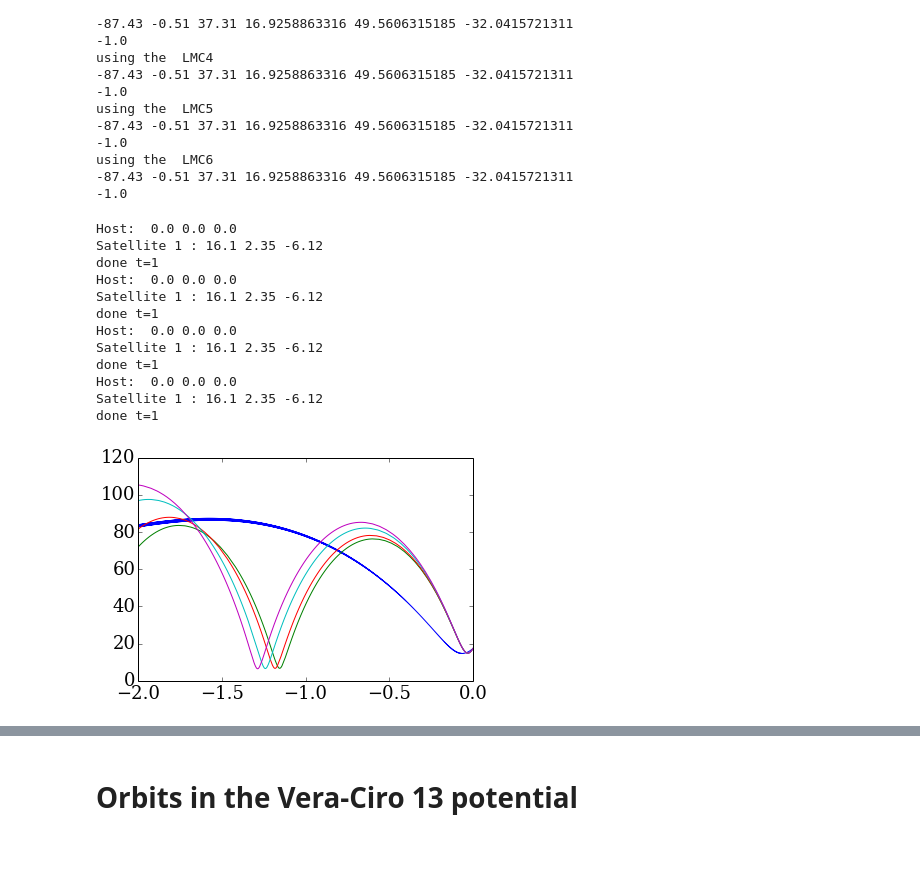
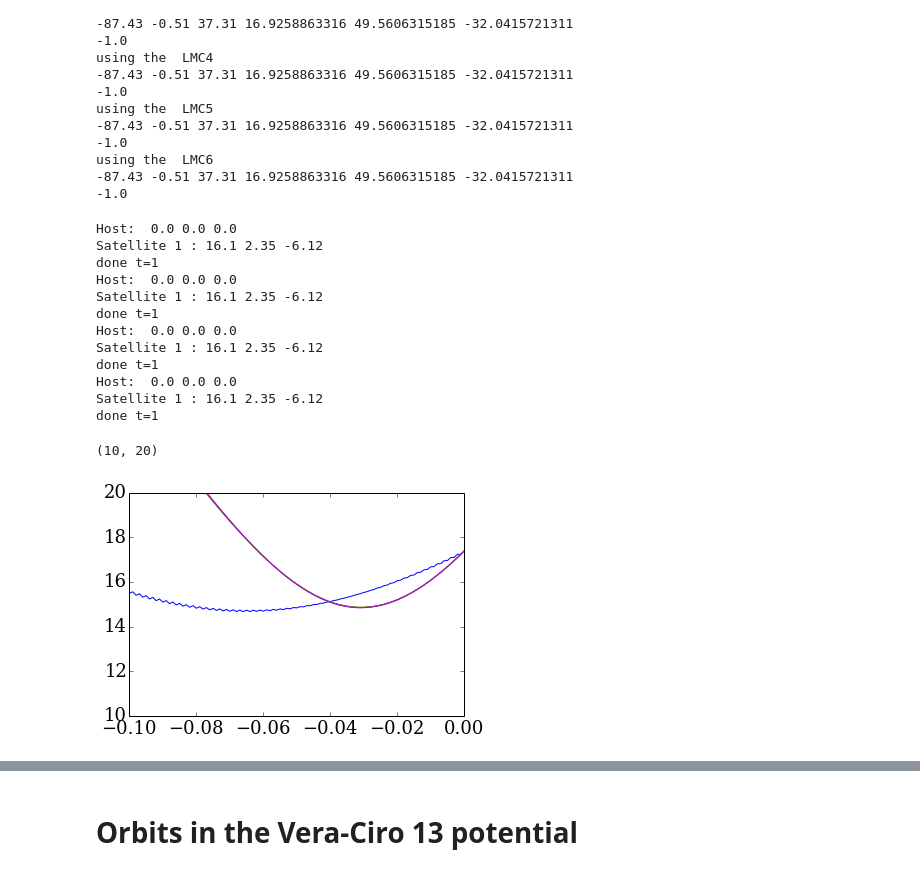
Before and after one commit to jngaravitoc/test_orbits, a Jupyter notebook: exploratory_code/orbits_MW.ipynb, the cells around one changed output, grey strips where cells are left out. Cells and saved outputs as stored; diff of their text form; code cells hidden in the pictures.

```diff
--- a/exploratory_code/orbits_MW.ipynb
+++ b/exploratory_code/orbits_MW.ipynb
@@ -367,6 +396,8 @@ plot_3d_orbit(posNGC_G, 'NGC_sphericalMW+sagHenrquist', xyz2=posSag_G)
 # %%
 #satellite_model = ['hernquist', 1E9, 5]
 satellite_model = ['hernquist', 1E10, 9.8]
+LMC_mod = ['hernquist', 3E5, 3]
+
 
 
 sgr_pos = [16.1, 2.35, -6.12]
@@ -384,7 +415,10 @@ bulge_params = [1E10, 0.7]
 # %%
 t, posLMC, velLMC, posMWsLMC, velMWsLMC, posNGCsLMC, velNGCsLMC, posSagLMC, velSagLMC = leapfrog.integrate_sat(2, pos_host, vel_host,
                                                                                              host_model, disk_params,
-                                                                                             bulge_params, lmc_model='LMC1',
+                                                                                             bulge_params,
+                                                                                             pos_sat=[-1, -41, -28],
+                                                                                             vel_sat=[-57,-226,221],
+                                                                                             satellite_model=LMC_mod,
                                                                                              pos_p=pos_NGC2419,
                                                                                              vel_p=vel_NGC2419,
                                                                                              dt=0.001, alpha=[0, 0.1],
@@ -651,0 +685,13 @@ plot(t_t+LMC1_Nbody[119,0], LMC6_t)
+# %%
+host_model = ['NFW', 1E12, 261, 9.86]
+disk_params = [6.5E10, 3.5, 0.53]
+bulge_params = [1E10, 0.7]
+# %%
+LMC_models = ['LMC1', 'LMC2', 'LMC3', 'LMC4', 'LMC5', 'LMC6']
+for i in LMC_models:
+    t_t, posLMC_test, velLMC_test, posMW_test, velMW_test = leapfrog.integrate_sat(8, pos_host, vel_host, host_model,\
+                                                                               disk_params, bulge_params, lmc_model=i,\
+                                                                               dt=0.01, alpha=[0, 1])
+    LMC_G = galactocentic(posMW_test, posLMC_test)
+    plot(t_t, (LMC_G[:,0]**2 + LMC_G[:,1]**2 + LMC_G[:,2]**2)**0.5, lw=1.5)
+    ylim(0, 1000)
@@ -701,24 +766,29 @@ using the  LMC6
 # %%
 alphas=[0.1, 0.3, 0.7, 1.0]
 plot(t, (posSag_G[:,0]**2.0 + posSag_G[:,1]**2.0 + posSag_G[:,2]**2.0)**0.5)
 
 for i in range(len(alphas)):
     t, pos_sag4, vel_sag4, posMW_sag, velMW_Sag = leapfrog.integrate_sat(2, pos_host, vel_host, host_model, disk_params,
                                                                      bulge_params, satellite_model=satellite_model, dt=0.001,
                                                                      alpha=[0, alphas[i]], pos_sat=sgr_pos, vel_sat=sgr_vel)
     pos_Sag4_G = galactocentic(posMW_sag, pos_sag4)
     plot(t, (pos_sag4[:,0]**2.0+pos_sag4[:,1]**2.0+pos_sag4[:,2]**2.0)**0.5)
+
+
+xlim(-0.1, 0)
+ylim(10, 20)
 # %% [output]
 Host:  0.0 0.0 0.0
 Satellite 1 : 16.1 2.35 -6.12
 done t=1
 Host:  0.0 0.0 0.0
 Satellite 1 : 16.1 2.35 -6.12
 done t=1
 Host:  0.0 0.0 0.0
 Satellite 1 : 16.1 2.35 -6.12
 done t=1
 Host:  0.0 0.0 0.0
 Satellite 1 : 16.1 2.35 -6.12
 done t=1
+(10, 20)
-[figure, old version]
+[figure, new version]
```
Also changed, not shown: parts of 31 cells of this notebook.
